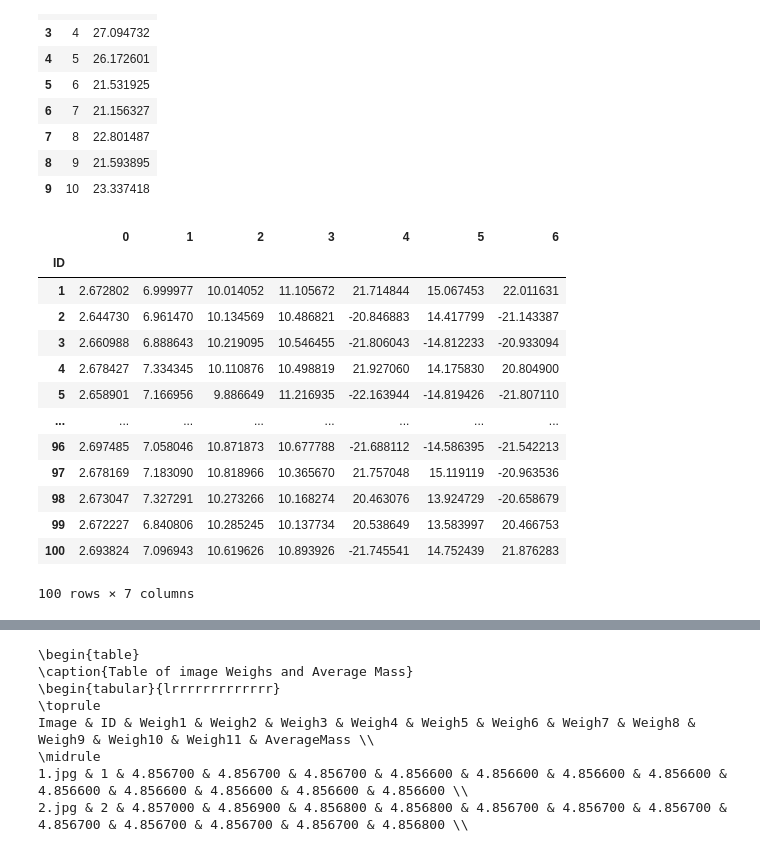
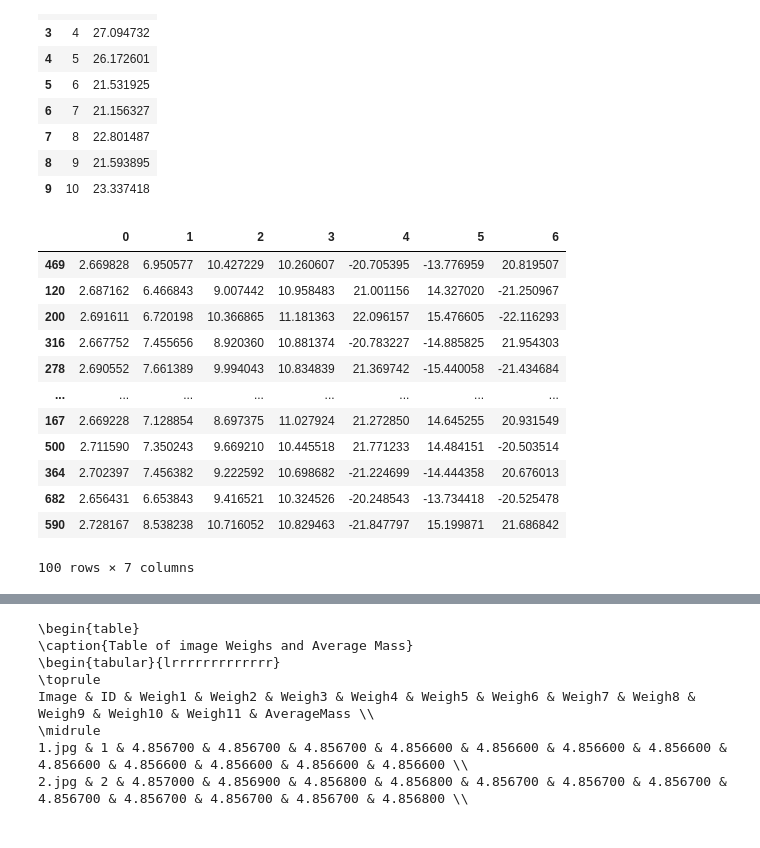
Before and after one commit to pcruiher08/ImageFeatures, a Jupyter notebook: analysis.ipynb, the cells around one changed output, grey strips where cells are left out. Drawn from its saved outputs; the diff is of its cells as text; code cells hidden in the pictures.

```diff
--- a/analysis.ipynb
+++ b/analysis.ipynb
@@ -520,32 +583,26 @@ kurtosisdf.head(10)
 # %%
 
 
 humomentsdf = pd.Series(IDAndHUMoments).apply(pd.Series)
 humomentsdf = pd.concat([humomentsdf], axis=1)
 
-humomentsdf.index.name = 'ID'
-humomentsdf.index = humomentsdf.index.astype(int)
-
-humomentsdf = humomentsdf.sort_index()
-
-#humomentsdf['ID'] = humomentsdf['ID'].astype(int)
+#humomentsdf.columns = ['new_col1', 'new_col2', 'new_col3', 'new_col4']
 
 
 humomentsdf.head(100)
 # %% [output]
 |  | 0 | 1 | 2 | 3 | 4 | 5 | 6 |
-| ID |  |  |  |  |  |  |  |
-| 1 | 2.672802 | 6.999977 | 10.014052 | 11.105672 | 21.714844 | 15.067453 | 22.011631 |
-| 2 | 2.644730 | 6.961470 | 10.134569 | 10.486821 | -20.846883 | 14.417799 | -21.143387 |
-| 3 | 2.660988 | 6.888643 | 10.219095 | 10.546455 | -21.806043 | -14.812233 | -20.933094 |
-| 4 | 2.678427 | 7.334345 | 10.110876 | 10.498819 | 21.927060 | 14.175830 | 20.804900 |
-| 5 | 2.658901 | 7.166956 | 9.886649 | 11.216935 | -22.163944 | -14.819426 | -21.807110 |
+| 469 | 2.669828 | 6.950577 | 10.427229 | 10.260607 | -20.705395 | -13.776959 | 20.819507 |
+| 120 | 2.687162 | 6.466843 | 9.007442 | 10.958483 | 21.001156 | 14.327020 | -21.250967 |
+| 200 | 2.691611 | 6.720198 | 10.366865 | 11.181363 | 22.096157 | 15.476605 | -22.116293 |
+| 316 | 2.667752 | 7.455656 | 8.920360 | 10.881374 | -20.783227 | -14.885825 | 21.954303 |
+| 278 | 2.690552 | 7.661389 | 9.994043 | 10.834839 | 21.369742 | -15.440058 | -21.434684 |
 | ... | ... | ... | ... | ... | ... | ... | ... |
-| 96 | 2.697485 | 7.058046 | 10.871873 | 10.677788 | -21.688112 | -14.586395 | -21.542213 |
-| 97 | 2.678169 | 7.183090 | 10.818966 | 10.365670 | 21.757048 | 15.119119 | -20.963536 |
-| 98 | 2.673047 | 7.327291 | 10.273266 | 10.168274 | 20.463076 | 13.924729 | -20.658679 |
-| 99 | 2.672227 | 6.840806 | 10.285245 | 10.137734 | 20.538649 | 13.583997 | 20.466753 |
-| 100 | 2.693824 | 7.096943 | 10.619626 | 10.893926 | -21.745541 | 14.752439 | 21.876283 |
+| 167 | 2.669228 | 7.128854 | 8.697375 | 11.027924 | 21.272850 | 14.645255 | 20.931549 |
+| 500 | 2.711590 | 7.350243 | 9.669210 | 10.445518 | 21.771233 | 14.484151 | -20.503514 |
+| 364 | 2.702397 | 7.456382 | 9.222592 | 10.698682 | -21.224699 | -14.444358 | 20.676013 |
+| 682 | 2.656431 | 6.653843 | 9.416521 | 10.324526 | -20.248543 | -13.734418 | -20.525478 |
+| 590 | 2.728167 | 8.538238 | 10.716052 | 10.829463 | -21.847797 | 15.199871 | 21.686842 |
 100 rows × 7 columns
 # %%
 
```
Also changed, not shown: parts of 5 cells of this notebook, 1 other file.
